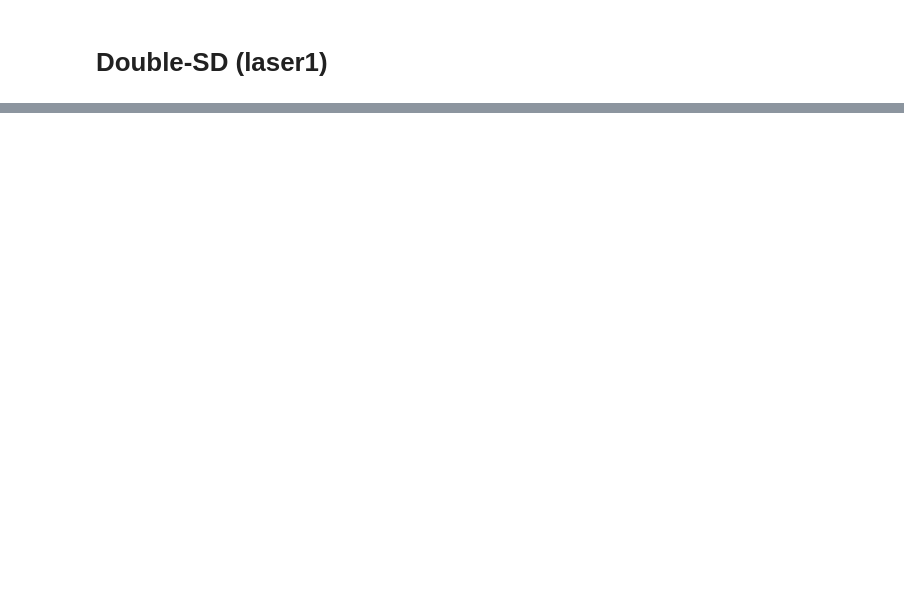
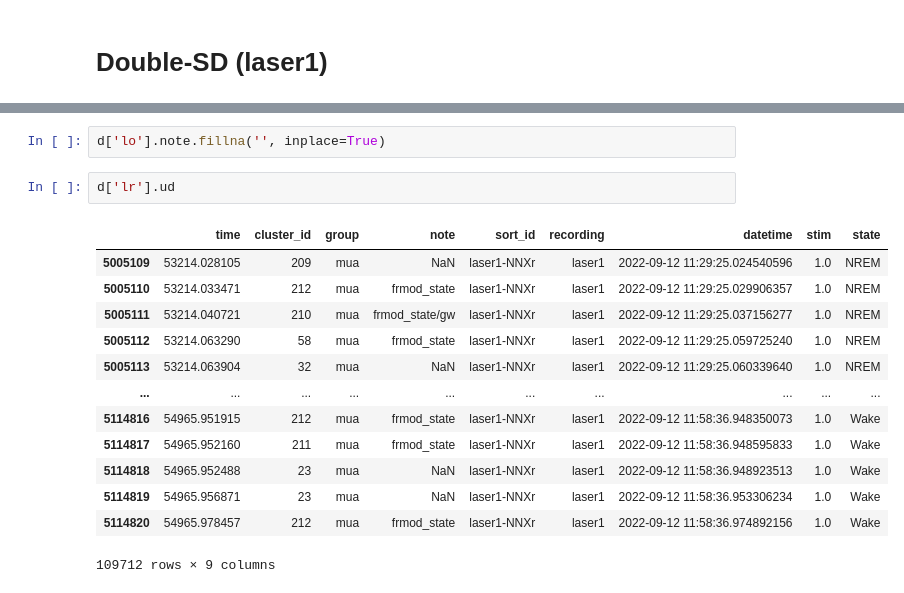
Before and after one commit to kortdriessen/acr, a Jupyter notebook: notebooks/a14_spikes.ipynb, the cells around one changed output, grey strips where cells are left out. Cells and saved outputs as stored; diff of their text form; blank space fills up the shorter version.

```diff
--- a/notebooks/a14_spikes.ipynb
+++ b/notebooks/a14_spikes.ipynb
@@ -198,0 +173,18 @@ ax.set_ylim(0, 7)
+# %%
+d['lo'].note.fillna('', inplace=True)
+# %%
+d['lr'].ud
+# %% [output]
+|  | time | cluster_id | group | note | sort_id | recording | datetime | stim | state |
+| 5005109 | 53214.028105 | 209 | mua | NaN | laser1-NNXr | laser1 | 2022-09-12 11:29:25.024540596 | 1.0 | NREM |
+| 5005110 | 53214.033471 | 212 | mua | frmod_state | laser1-NNXr | laser1 | 2022-09-12 11:29:25.029906357 | 1.0 | NREM |
+| 5005111 | 53214.040721 | 210 | mua | frmod_state/gw | laser1-NNXr | laser1 | 2022-09-12 11:29:25.037156277 | 1.0 | NREM |
+| 5005112 | 53214.063290 | 58 | mua | frmod_state | laser1-NNXr | laser1 | 2022-09-12 11:29:25.059725240 | 1.0 | NREM |
+| 5005113 | 53214.063904 | 32 | mua | NaN | laser1-NNXr | laser1 | 2022-09-12 11:29:25.060339640 | 1.0 | NREM |
+| ... | ... | ... | ... | ... | ... | ... | ... | ... | ... |
+| 5114816 | 54965.951915 | 212 | mua | frmod_state | laser1-NNXr | laser1 | 2022-09-12 11:58:36.948350073 | 1.0 | Wake |
+| 5114817 | 54965.952160 | 211 | mua | frmod_state | laser1-NNXr | laser1 | 2022-09-12 11:58:36.948595833 | 1.0 | Wake |
+| 5114818 | 54965.952488 | 23 | mua | NaN | laser1-NNXr | laser1 | 2022-09-12 11:58:36.948923513 | 1.0 | Wake |
+| 5114819 | 54965.956871 | 23 | mua | NaN | laser1-NNXr | laser1 | 2022-09-12 11:58:36.953306234 | 1.0 | Wake |
+| 5114820 | 54965.978457 | 212 | mua | frmod_state | laser1-NNXr | laser1 | 2022-09-12 11:58:36.974892156 | 1.0 | Wake |
+109712 rows × 9 columns
```
Also changed, not shown: parts of 30 cells of this notebook, 5 other files.
